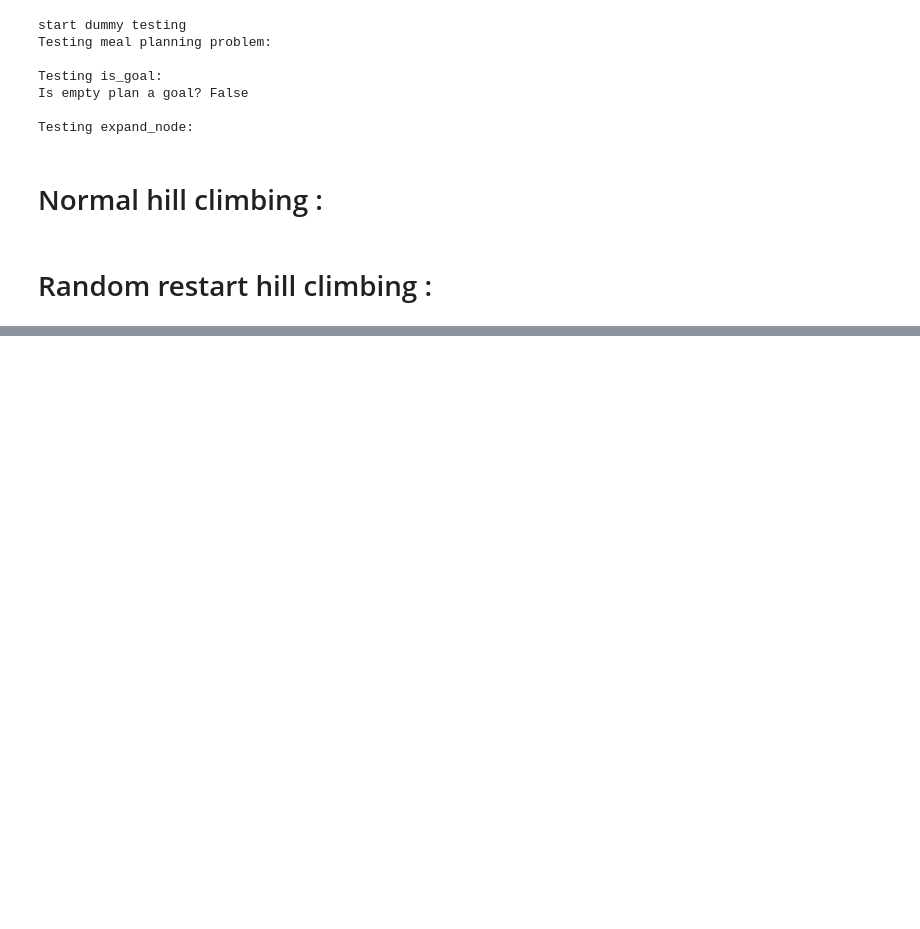
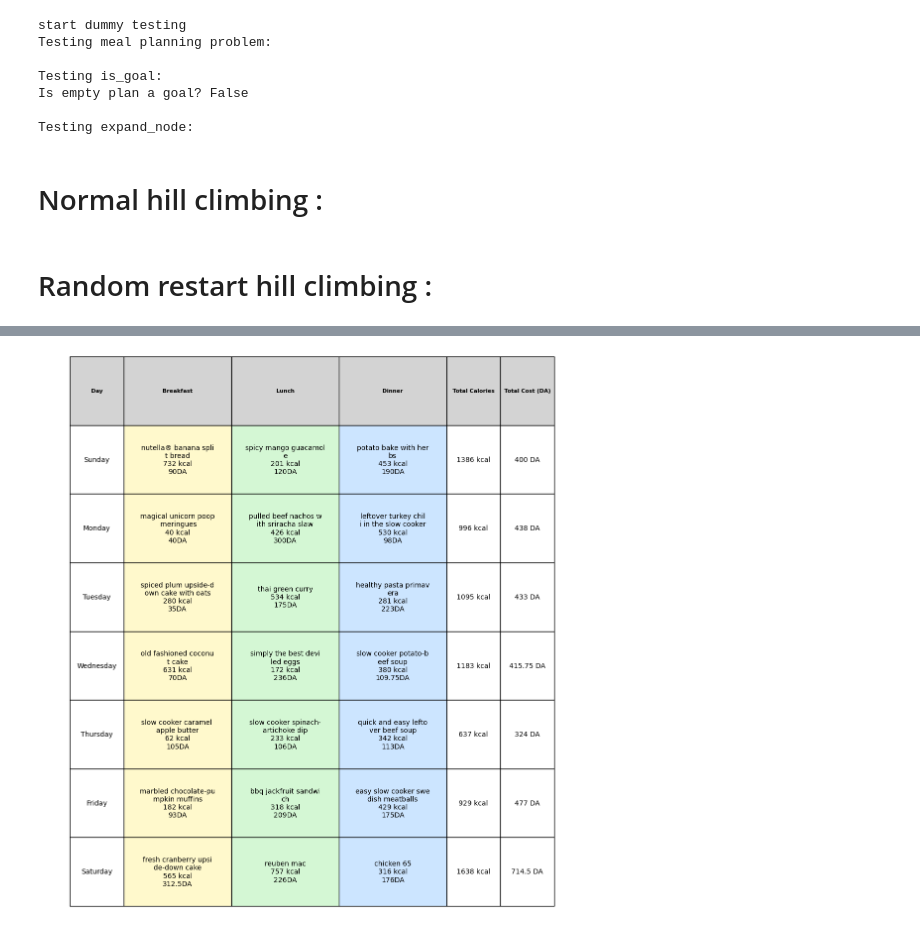
Before and after one commit to chaima-99/NutriDzair, a Jupyter notebook: Projectalpha.ipynb, the cells around one changed output, grey strips where cells are left out. Cells and saved outputs as stored; diff of their text form; code cells hidden in the pictures; blank space fills up the shorter version.

Commit message:
hill climbing

```diff
--- a/Projectalpha.ipynb
+++ b/Projectalpha.ipynb
@@ -761,7 +765,7 @@ def generate_random_initial_state():
 # %% [markdown]
 # Random restart hill climbing :
 # %%
-def random_restart_hill_climbing(problem_instance, num_restarts=100, base_strategy="steepest"):
+def random_restart_hill_climbing(problem_instance, num_restarts=1000, base_strategy="steepest"):
     """
     Performs hill climbing multiple times with random restarts to overcome local optima.
 
@@ -793,6 +797,9 @@ def random_restart_hill_climbing(problem_instance, num_restarts=100, base_strate
     #     print(best_candidate_overall.state[i])
     return best_candidate_overall
 # %%
+import matplotlib.pyplot as plt
+from matplotlib import colors as mcolors
+
 # ------------------------------
 # 3. General Search Class
 # ------------------------------
@@ -935,12 +942,12 @@ def toy_test_search(strategy):
 
 	# Define the goal state: target calories and cost for the week
 	goal_state = {
-		'cal': 1500,  # Average 1200 calories per day
+		'cal': 2000,  # Average 1200 calories per day
 		'calories_margin': 200,  # Acceptable margin of error
 		'proteins_margin': 200,  # Acceptable margin of error
 		'carbs_margin': 200,  # Acceptable margin of error
 		'fats_margin': 200,  # Acceptable margin of error
-		'cost': 400,  # Weekly food budget
+		'cost': 500,  # Weekly food budget
 		'cost_margin': 1,  # Acceptable margin of error
 		'avg_rating': 4.0
 	}
@@ -949,8 +956,8 @@ def toy_test_search(strategy):
 	meal_plan_problem = mealPlanning(
 		initial_state=initial_state,
 		goal_state=goal_state,
-		allergies=["gluten-free"],
-		dietType=[]
+		allergies=[],
+		dietType=['vegetarian']
 	)
 
 	# Test the problem methods
@@ -958,16 +965,6 @@ def toy_test_search(strategy):
 
 	searching_object = GeneralSearch(meal_plan_problem)
 	return formating_result(searching_object.search(strategy).state,meal_plan_problem)
-	# formatted_result = formating_result(searching_object.search(strategy).state,meal_plan_problem)
-	# for day in formatted_result['days']:
-	# 	for meal in day['meals']:
-	# 		print(f"Meal: {meal['name']}")
-	# 		print(f"  Calories: {meal['calories']}")
-	# 		print(f"  Cost: {meal['cost']}")
-	# 		print(f"  Tags (Diet/Allergies): {meal['tags']}")
-	# 		print("-" * 30)  # Separator for readabilit
-
-	# return formatted_result
 
 
 if __name__ == "__main__":
@@ -975,7 +972,74 @@ if __name__ == "__main__":
 	# Run the toy test for meal planning
 	# print( toy_test_search("hill_climbing")['days'] )
 	result = toy_test_search("hill_climbing")
+	days = result['days']
 
+	columns = ["Day", "Breakfast", "Lunch", "Dinner", "Total Calories", "Total Cost (DA)"]
+
+	# Populating rows
+	table_data = []
+	for day in days:
+		breakfast_name = '\n'.join([day['meals'][0]['name'][i:i+20] for i in range(0, len(day['meals'][0]['name']), 20)])
+		lunch_name     = '\n'.join([day['meals'][1]['name'][i:i+20] for i in range(0, len(day['meals'][1]['name']), 20)])
+		dinner_name    = '\n'.join([day['meals'][2]['name'][i:i+20] for i in range(0, len(day['meals'][2]['name']), 20)])
+
+		breakfast = f"{breakfast_name}\n{day['meals'][0]['calories']} kcal\n{day['meals'][0]['cost']}"
+		lunch     = f"{lunch_name}\n{day['meals'][1]['calories']} kcal\n{day['meals'][1]['cost']}"
+		dinner    = f"{dinner_name}\n{day['meals'][2]['calories']} kcal\n{day['meals'][2]['cost']}"
+
+		# breakfast = f"{day['meals'][0]['name']}\n{day['meals'][0]['calories']} kcal\n{day['meals'][0]['cost']}"
+		# lunch = f"{day['meals'][1]['name']}\n{day['meals'][1]['calories']} kcal\n{day['meals'][1]['cost']}"
+		# dinner = f"{day['meals'][2]['name']}\n{day['meals'][2]['calories']} kcal\n{day['meals'][2]['cost']}"
+
+		row = [
+			day['day'],
+			breakfast,
+			lunch,
+			dinner,
+			f"{day['totalCalories']} kcal",
+			f"{day['totalCost']} DA"
+		]
+		table_data.append(row)
+
+	# Create the table
+	fig, ax = plt.subplots(figsize=(14, 6))
+	ax.axis("off")
+
+	# Display the table
+	table = ax.table(
+		cellText=table_data,
+		colLabels=columns,
+		loc="center",
+		cellLoc='center',
+		colWidths=[0.1, 0.2, 0.2, 0.2, 0.1, 0.1]
+	)
+
+	table.auto_set_font_size(False)
+	table.set_fontsize(10)
+	table.scale(1, 2.2)
+
+	for key, cell in table.get_celld().items():
+		cell.set_height(0.3)  # Try 0.3–0.5 for more space
+
+	for (row, col), cell in table.get_celld().items():
+		if row == 0:
+			cell.set_text_props(weight='bold', fontsize=8)
+			cell.set_facecolor("#d3d3d3")
+		elif col == 1:
+			cell.set_facecolor("#fff9cc")  # Breakfast - light yellow
+		elif col == 2:
+			cell.set_facecolor("#d4f7d4")  # Lunch - light green
+		elif col == 3:
+			cell.set_facecolor("#cce5ff")  # Dinner - light blue
+
+	# # Bold headers
+	# for (row, col), cell in table.get_celld().items():
+	# 	if row == 0:
+	# 		cell.set_text_props(weight='bold')
+
+	#plt.title("Weekly Meal Plan Summary", fontsize=14, weight='bold')
+	plt.tight_layout()
+	plt.show()
 
 	for day in result['days']:
 		print(f"\nDay: {day['day']}")
@@ -1007,0 +1057 @@ Day: Sunday
+[figure, added]
```
Also changed, not shown: parts of 2 cells of this notebook, 1 other file.
